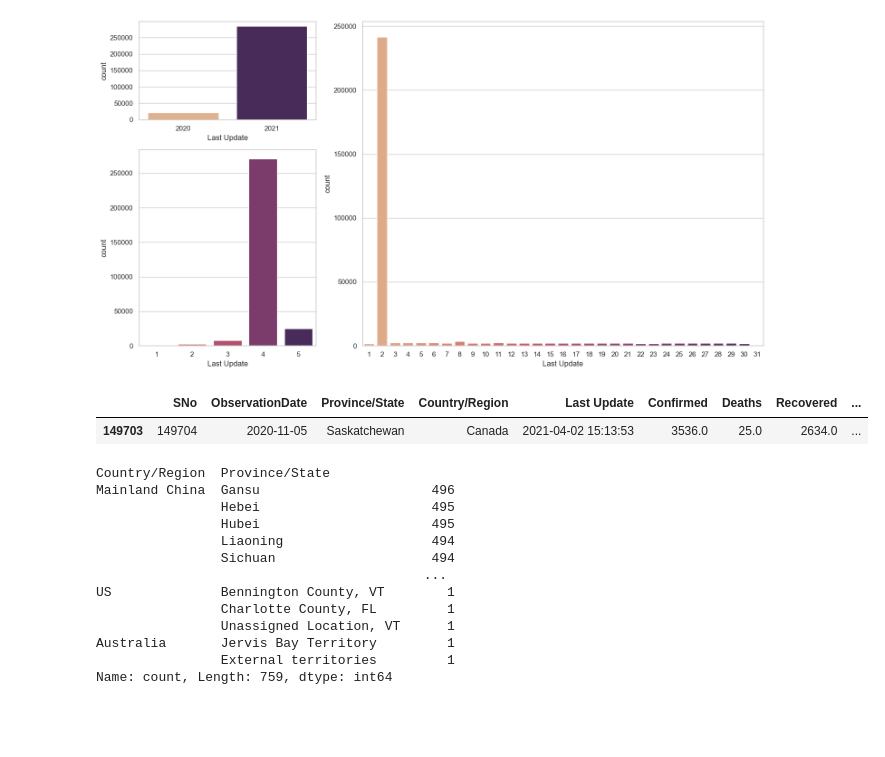
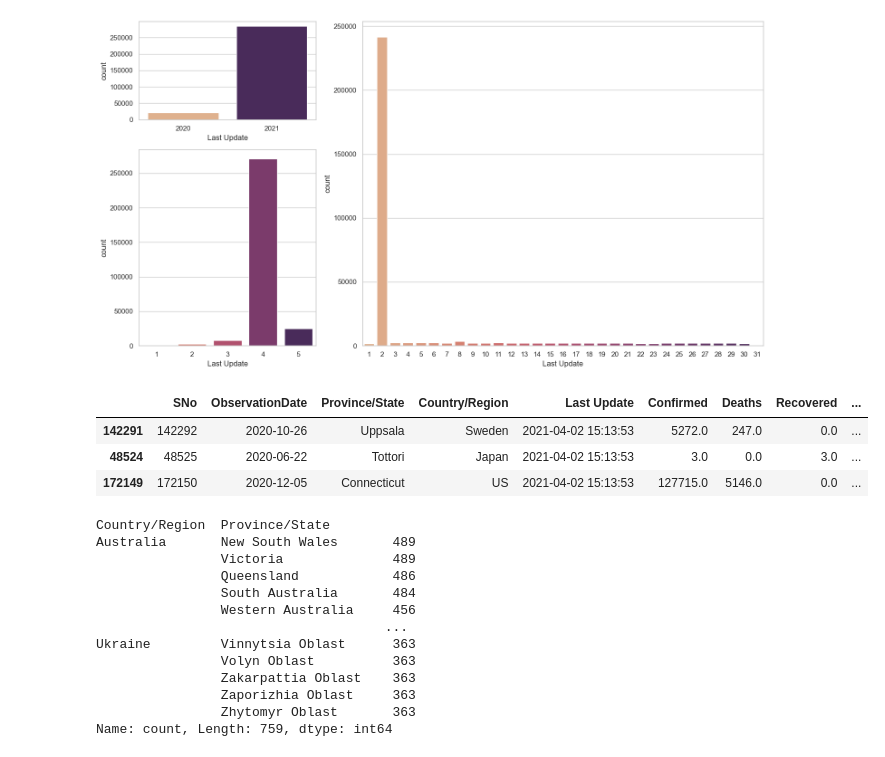
Before and after one commit to AyushDevadiga1/practice-programs, a Jupyter notebook: regex_and_cleaning.ipynb, the cells around one changed output. Saved outputs shown, nothing was run; the diff lists cells and outputs as text; code cells hidden in the pictures; blank space fills up the shorter version.

```diff
--- a/regex_and_cleaning.ipynb
+++ b/regex_and_cleaning.ipynb
@@ -361,23 +347,25 @@ plt.show()
 # %% [output]
 [figure]
 # %%
-df.sample()
+df.sample(3)
 # %% [output]
 |  | SNo | ObservationDate | Province/State | Country/Region | Last Update | Confirmed | Deaths | Recovered | ... |
-| 149703 | 149704 | 2020-11-05 | Saskatchewan | Canada | 2021-04-02 15:13:53 | 3536.0 | 25.0 | 2634.0 | ... |
+| 142291 | 142292 | 2020-10-26 | Uppsala | Sweden | 2021-04-02 15:13:53 | 5272.0 | 247.0 | 0.0 | ... |
+| 48524 | 48525 | 2020-06-22 | Tottori | Japan | 2021-04-02 15:13:53 | 3.0 | 0.0 | 3.0 | ... |
+| 172149 | 172150 | 2020-12-05 | Connecticut | US | 2021-04-02 15:13:53 | 127715.0 | 5146.0 | 0.0 | ... |
 # %%
-df[['Country/Region', 'Province/State']].value_counts()
+df.groupby(['Country/Region'])['Province/State'].value_counts()
 # %% [output]
 Country/Region  Province/State
-Mainland China  Gansu                      496
-                Hebei                      495
-                Hubei                      495
-                Liaoning                   494
-                Sichuan                    494
-                                          ...
-US              Bennington County, VT        1
-                Charlotte County, FL         1
-                Unassigned Location, VT      1
-Australia       Jervis Bay Territory         1
-                External territories         1
+Australia       New South Wales       489
+                Victoria              489
+                Queensland            486
+                South Australia       484
+                Western Australia     456
+                                     ...
+Ukraine         Vinnytsia Oblast      363
+                Volyn Oblast          363
+                Zakarpattia Oblast    363
+                Zaporizhia Oblast     363
+                Zhytomyr Oblast       363
 Name: count, Length: 759, dtype: int64
```
Also changed, not shown: parts of 8 cells of this notebook.
